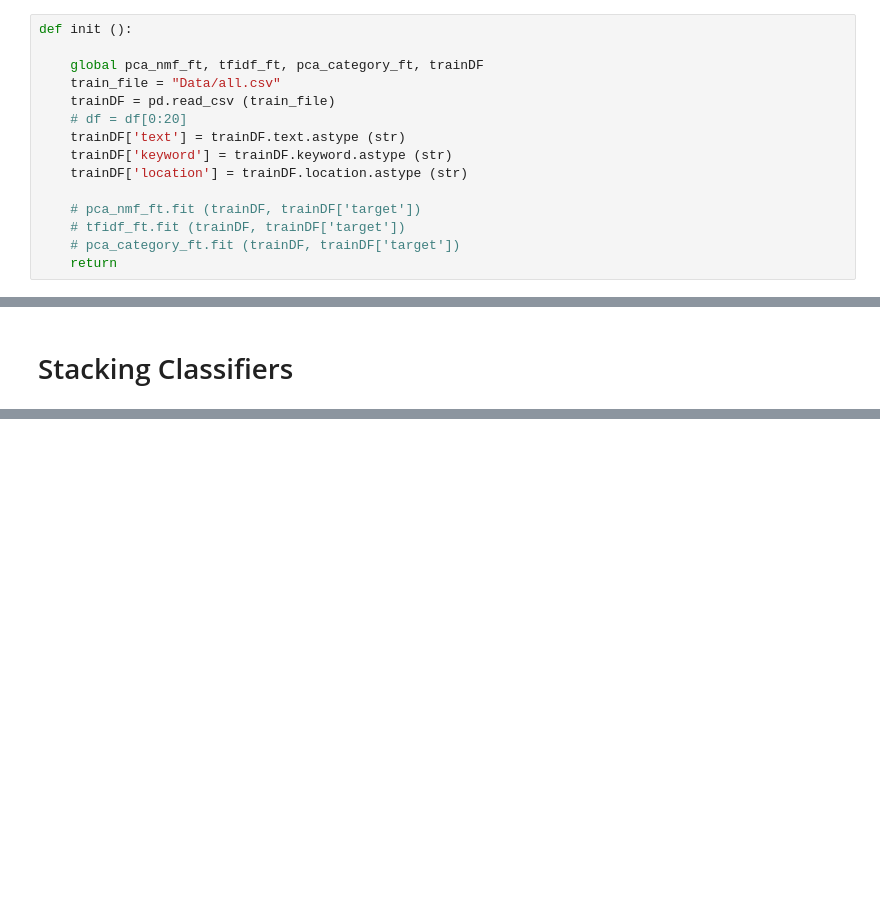
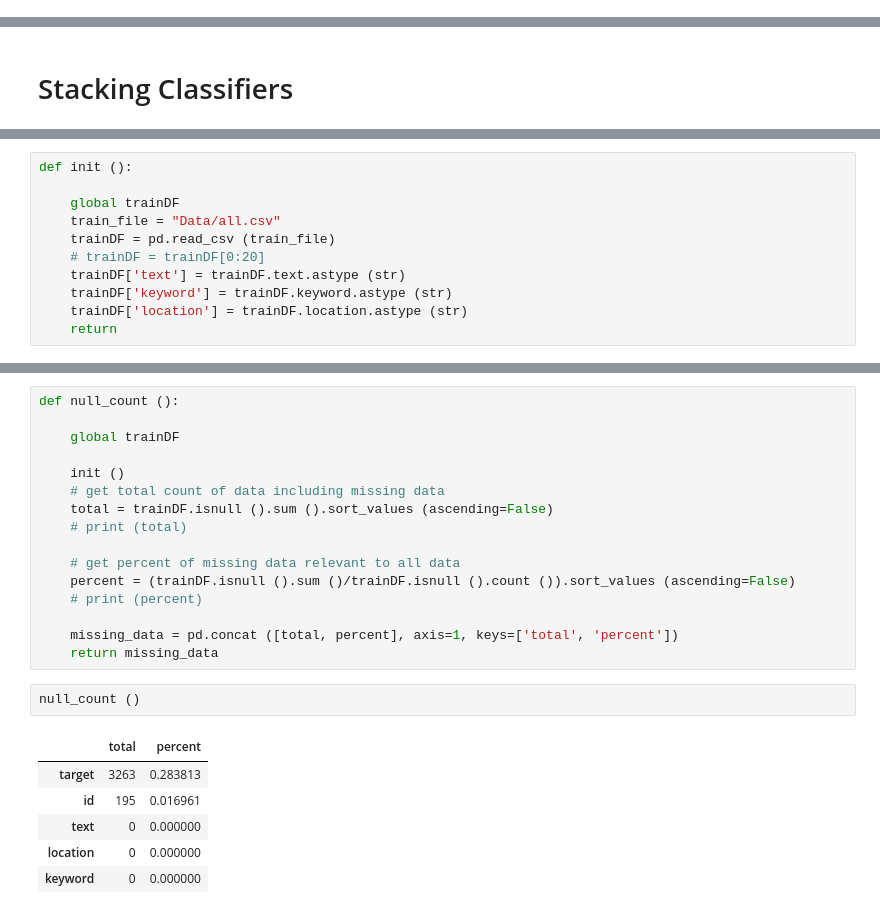
Before and after one commit to sapthrishi/Kaggle_DisasterTweets, a Jupyter notebook: Tweet_clf_v3.ipynb, the cells around one changed output, grey strips where cells are left out. Saved outputs shown, nothing was run; the diff lists cells and outputs as text; blank space fills up the shorter version.

```diff
--- a/Tweet_clf_v3.ipynb
+++ b/Tweet_clf_v3.ipynb
@@ -158,16 +152 @@ pca_category_ft = ColumnTransformer ([
 ])
-# %%
-def init ():
-
-    global pca_nmf_ft, tfidf_ft, pca_category_ft, trainDF
-    train_file = "Data/all.csv"
-    trainDF = pd.read_csv (train_file)
-    # df = df[0:20]
-    trainDF['text'] = trainDF.text.astype (str)
-    trainDF['keyword'] = trainDF.keyword.astype (str)
-    trainDF['location'] = trainDF.location.astype (str)
-
-    # pca_nmf_ft.fit (trainDF, trainDF['target'])
-    # tfidf_ft.fit (trainDF, trainDF['target'])
-    # pca_category_ft.fit (trainDF, trainDF['target'])
-    return
@@ -245 +271,12 @@ sclf_2_1.name = 'sclf_2_1'
+# %%
+def init ():
+
+    global trainDF
+    train_file = "Data/all.csv"
+    trainDF = pd.read_csv (train_file)
+    # trainDF = trainDF[0:20]
+    trainDF['text'] = trainDF.text.astype (str)
+    trainDF['keyword'] = trainDF.keyword.astype (str)
+    trainDF['location'] = trainDF.location.astype (str)
+    return
 # %%
@@ -532,0 +510,25 @@ LSvc : Best_clf_cv_transformer: Best parameter (CV score=0.979):
+# %%
+def null_count ():
+
+    global trainDF
+
+    init ()
+    # get total count of data including missing data
+    total = trainDF.isnull ().sum ().sort_values (ascending=False)
+    # print (total)
+
+    # get percent of missing data relevant to all data
+    percent = (trainDF.isnull ().sum ()/trainDF.isnull ().count ()).sort_values (ascending=False)
+    # print (percent)
+
+    missing_data = pd.concat ([total, percent], axis=1, keys=['total', 'percent'])
+    return missing_data
+# %%
+null_count ()
+# %% [output]
+|  | total | percent |
+| target | 3263 | 0.283813 |
+| id | 195 | 0.016961 |
+| text | 0 | 0.000000 |
+| location | 0 | 0.000000 |
+| keyword | 0 | 0.000000 |
```
Also changed, not shown: parts of 25 cells of this notebook, 2 other files.
